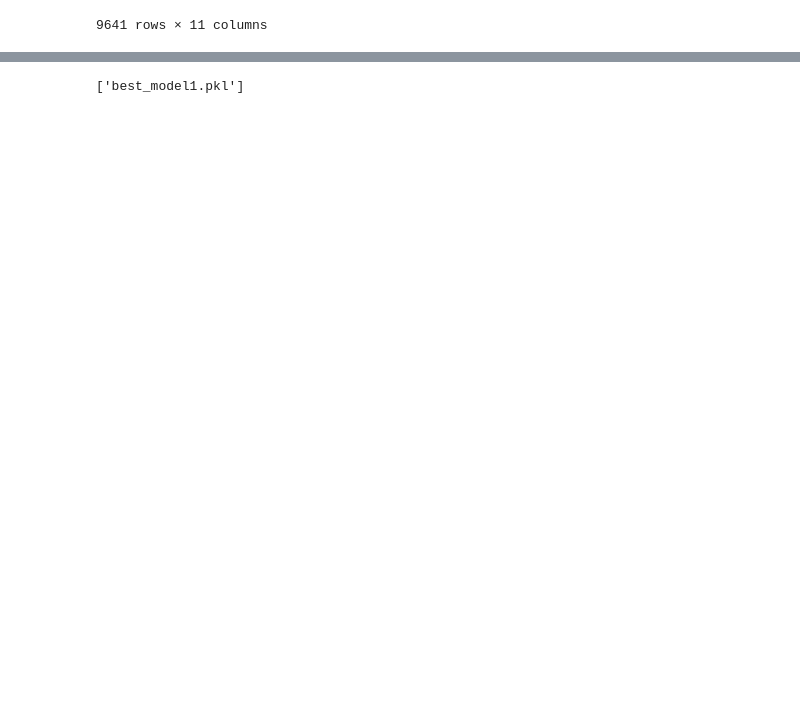
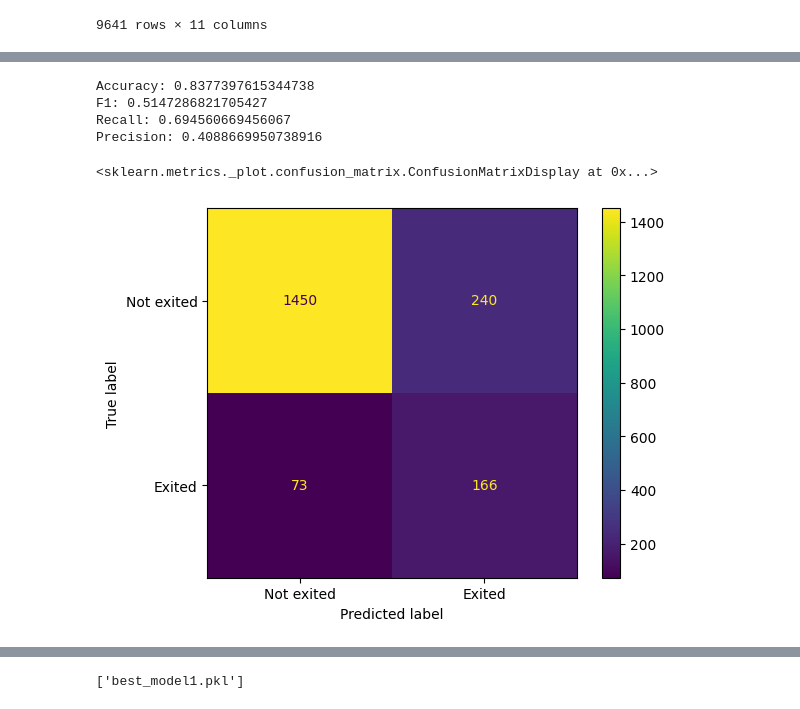
Before and after one commit to Kamuthuj/Bank-churn-model, a Jupyter notebook: churn.ipynb, the cells around one changed output, grey strips where cells are left out. Cells and saved outputs as stored; diff of their text form; code cells hidden in the pictures; blank space fills up the shorter version.

```diff
--- a/churn.ipynb
+++ b/churn.ipynb
@@ -366 +380,27 @@ Recall: 0.6772151898734177
+# %%
+dtree= DecisionTreeClassifier(max_depth=3,min_samples_leaf=2,min_samples_split=3,random_state=42)
+
+dtree.fit(x_train_scaled,y_train)
+y_pred=dtree.predict(x_test_scaled)
+
+accuracy=accuracy_score(y_pred,y_test)
+f1= f1_score(y_pred,y_test)
+recall=recall_score(y_pred,y_test)
+precision=precision_score(y_pred,y_test)
+
+print("Accuracy:",accuracy)
+print("F1:",f1)
+print("Recall:",recall)
+print("Precision:",precision)
+
+cm=confusion_matrix(y_pred,y_test,labels=dtree.classes_)
+cm_plot=ConfusionMatrixDisplay(confusion_matrix=cm,display_labels=["Not exited","Exited"])
+cm_plot.plot()
+# %% [output]
+Accuracy: 0.8377397615344738
+F1: 0.5147286821705427
+Recall: 0.694560669456067
+Precision: 0.4088669950738916
+<sklearn.metrics._plot.confusion_matrix.ConfusionMatrixDisplay at 0x...>
+[figure, added]
 # %%
```
Also changed, not shown: parts of 28 cells of this notebook.
